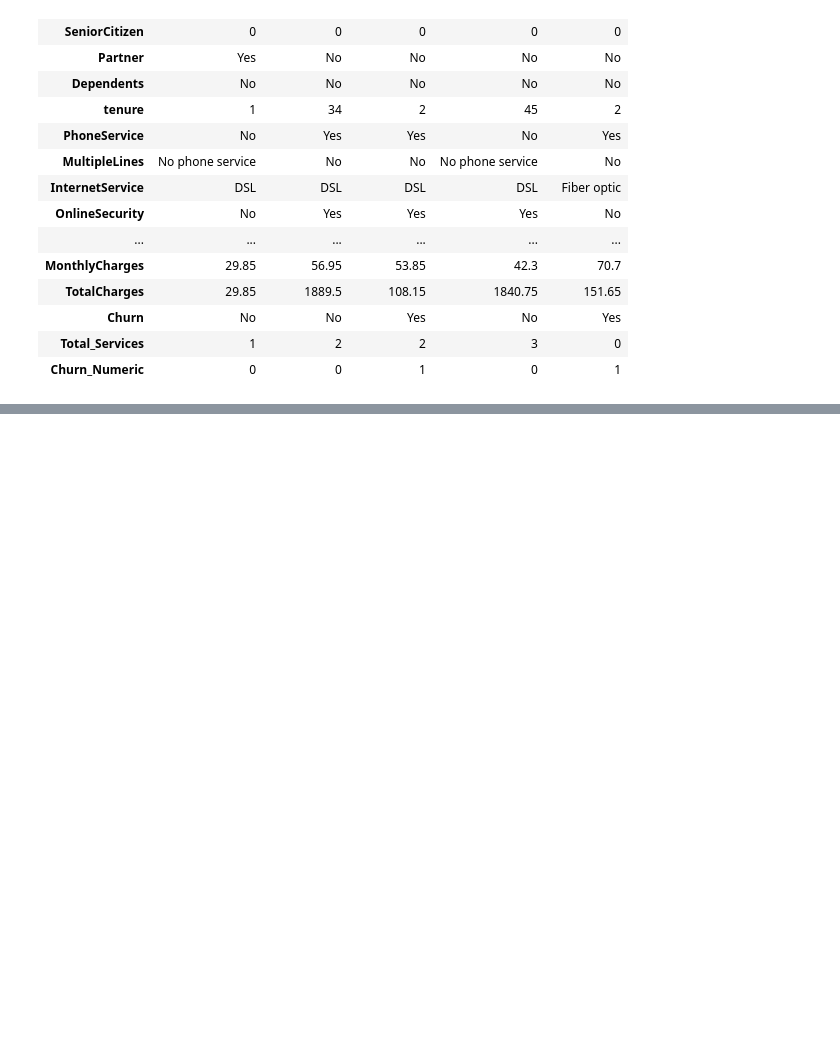
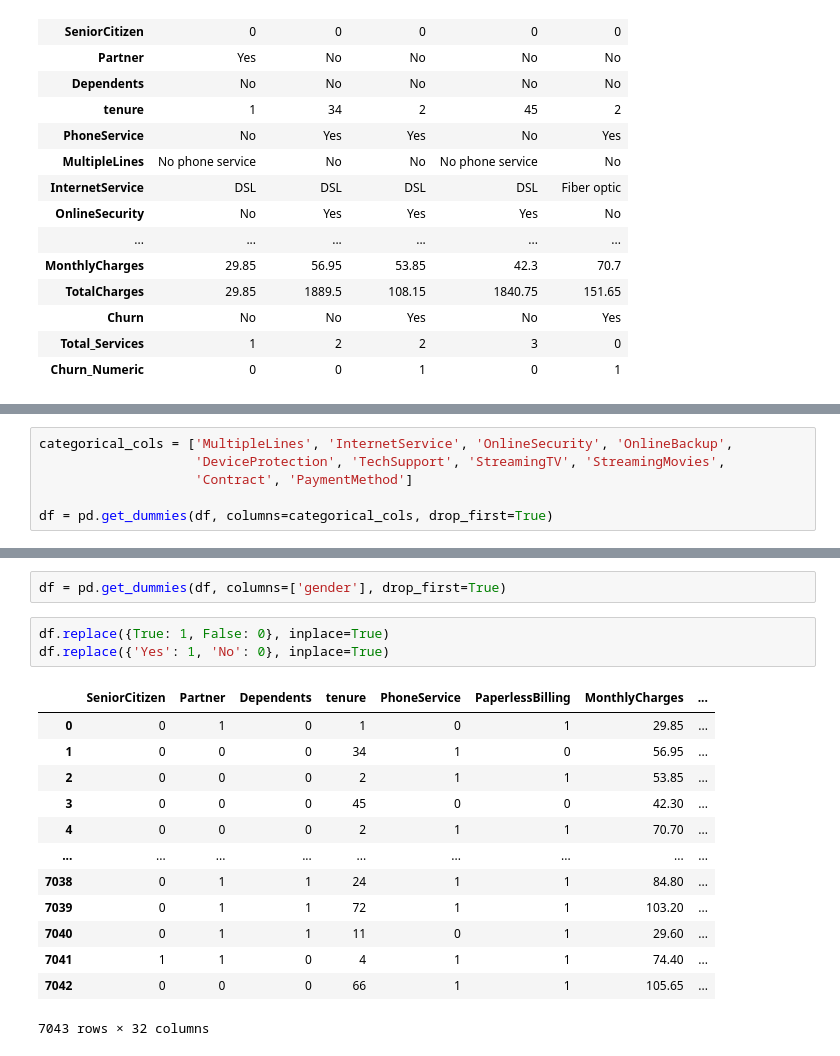
Before and after one commit to Md-Shahzaib-Raza/Customer-Segmentation-Churn-Analysis, a Jupyter notebook: notebooks/02_Cleaning.ipynb, the cells around one changed output, grey strips where cells are left out. Cells and saved outputs as stored; diff of their text form; blank space fills up the shorter version.

```diff
--- a/notebooks/02_Cleaning.ipynb
+++ b/notebooks/02_Cleaning.ipynb
@@ -30,0 +87,6 @@ df.head().T
+# %%
+categorical_cols = ['MultipleLines', 'InternetService', 'OnlineSecurity', 'OnlineBackup',
+                    'DeviceProtection', 'TechSupport', 'StreamingTV', 'StreamingMovies',
+                    'Contract', 'PaymentMethod']
+
+df = pd.get_dummies(df, columns=categorical_cols, drop_first=True)
@@ -30,0 +135,19 @@ df.head().T
+# %%
+df = pd.get_dummies(df, columns=['gender'], drop_first=True)
+# %%
+df.replace({True: 1, False: 0}, inplace=True)
+df.replace({'Yes': 1, 'No': 0}, inplace=True)
+# %% [output]
+|  | SeniorCitizen | Partner | Dependents | tenure | PhoneService | PaperlessBilling | MonthlyCharges | ... |
+| 0 | 0 | 1 | 0 | 1 | 0 | 1 | 29.85 | ... |
+| 1 | 0 | 0 | 0 | 34 | 1 | 0 | 56.95 | ... |
+| 2 | 0 | 0 | 0 | 2 | 1 | 1 | 53.85 | ... |
+| 3 | 0 | 0 | 0 | 45 | 0 | 0 | 42.30 | ... |
+| 4 | 0 | 0 | 0 | 2 | 1 | 1 | 70.70 | ... |
+| ... | ... | ... | ... | ... | ... | ... | ... | ... |
+| 7038 | 0 | 1 | 1 | 24 | 1 | 1 | 84.80 | ... |
+| 7039 | 0 | 1 | 1 | 72 | 1 | 1 | 103.20 | ... |
+| 7040 | 0 | 1 | 1 | 11 | 0 | 1 | 29.60 | ... |
+| 7041 | 1 | 1 | 0 | 4 | 1 | 1 | 74.40 | ... |
+| 7042 | 0 | 0 | 0 | 66 | 1 | 1 | 105.65 | ... |
+7043 rows × 32 columns
```
Also changed, not shown: parts of 19 cells of this notebook, 9 other files.
